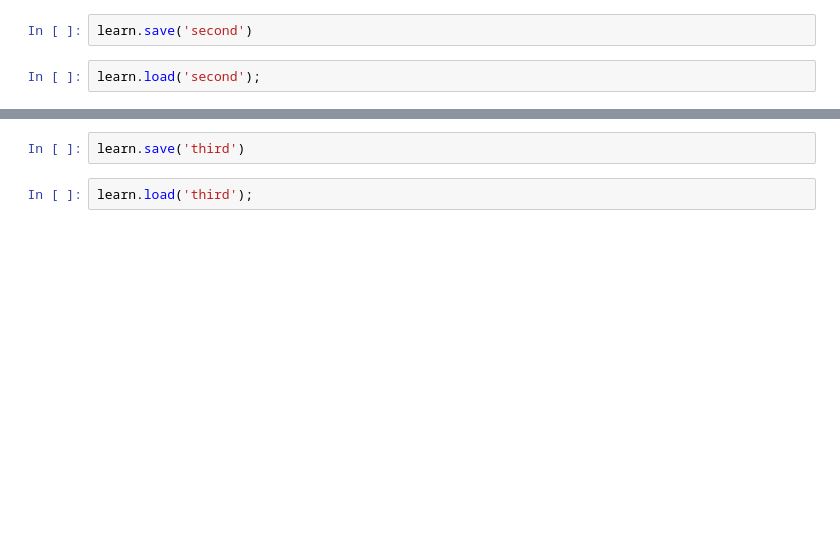
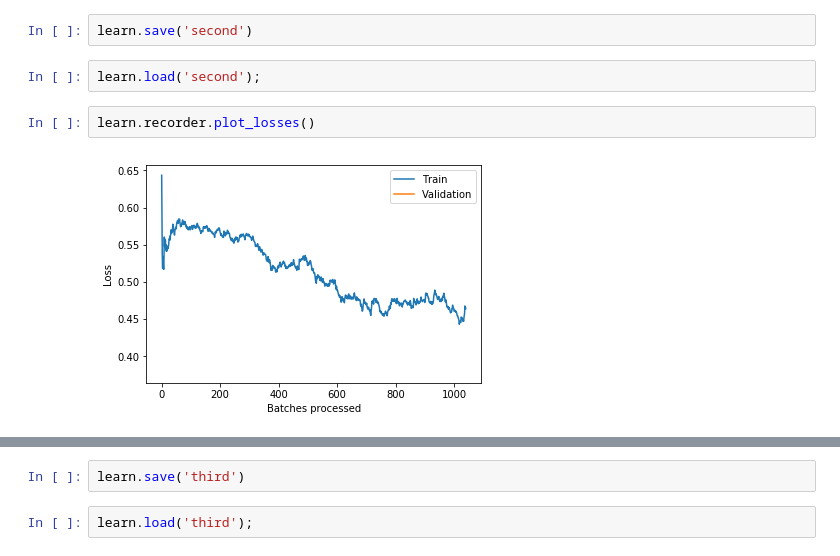
Before and after one commit to cedrickchee/fastai-course-v3, a Jupyter notebook: nbs/dl1/lesson3-imdb_20181226.ipynb, the cells around one changed output, grey strips where cells are left out. Saved outputs shown, nothing was run; the diff lists cells and outputs as text; blank space fills up the shorter version.

```diff
--- a/nbs/dl1/lesson3-imdb_20181226.ipynb
+++ b/nbs/dl1/lesson3-imdb_20181226.ipynb
@@ -337,4 +357,8 @@ epoch  train_loss  valid_loss  accuracy
 learn.save('second')
 # %%
 learn.load('second');
+# %%
+learn.recorder.plot_losses()
+# %% [output]
+[figure, added]
 # %%
```
Also changed, not shown: parts of 34 cells of this notebook.
